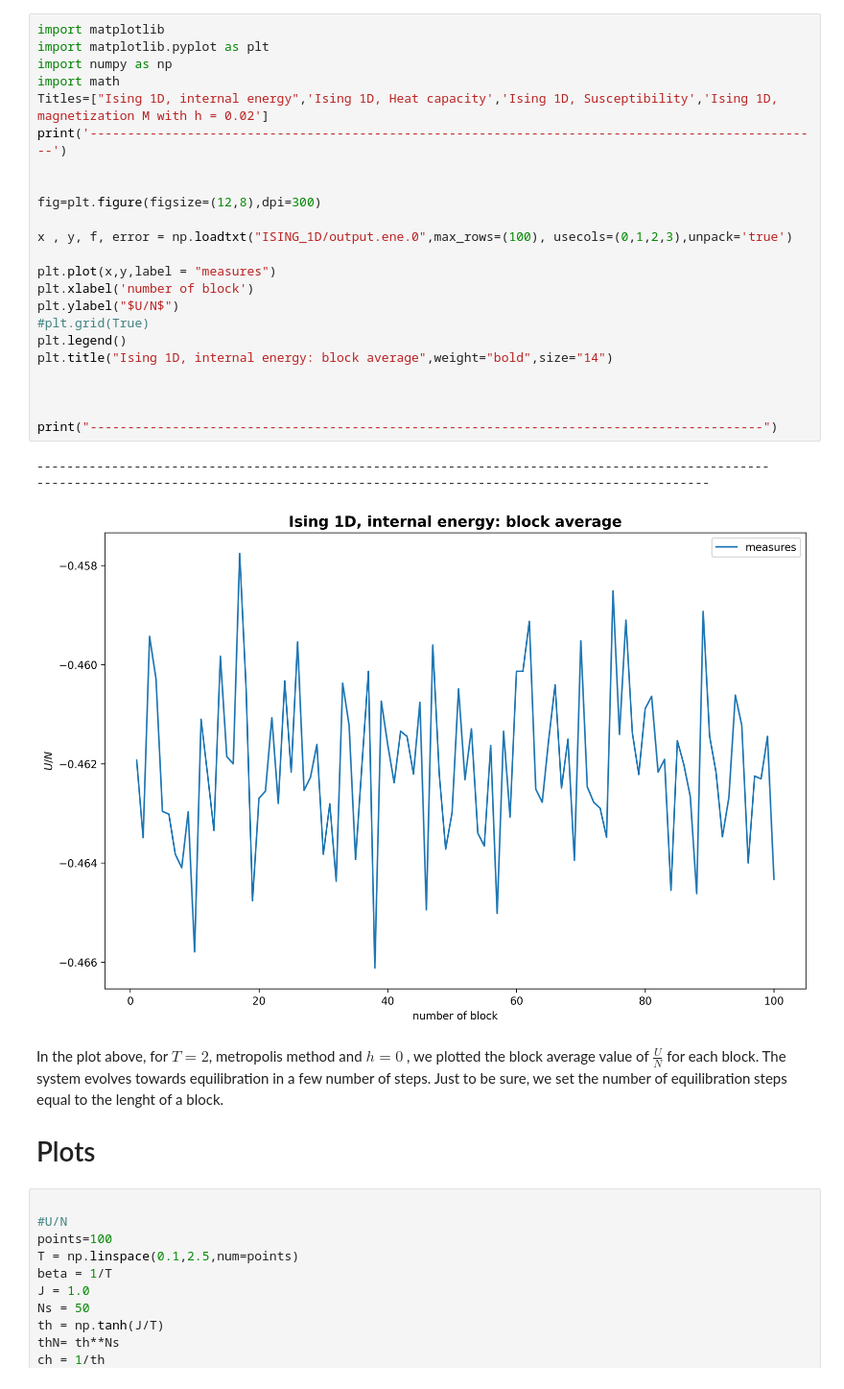
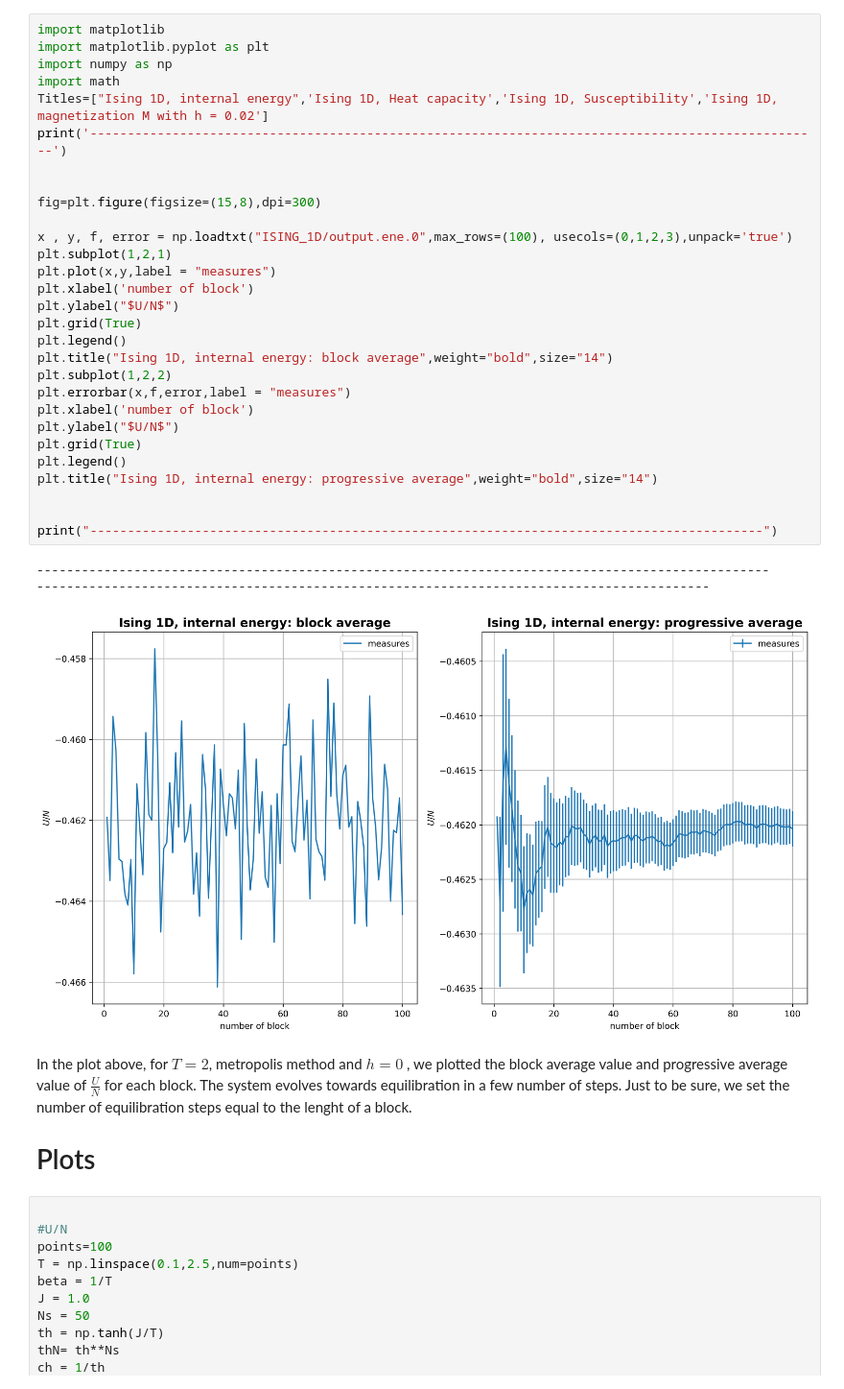
Before and after one commit to AlessioMorea/Numerical-Simulation-Laboratory, a Jupyter notebook: exercise06/exercise6.ipynb, the cells around one changed output. Shown at 96% size. Cells and saved outputs as stored; diff of their text form.

```diff
--- a/exercise06/exercise6.ipynb
+++ b/exercise06/exercise6.ipynb
@@ -44,36 +44,41 @@ $$\implies \Delta E = 2Js_i(s_{i-1}+s_{i+1})+2hs_i$$
 # %%
 import matplotlib
 import matplotlib.pyplot as plt
 import numpy as np
 import math
 Titles=["Ising 1D, internal energy",'Ising 1D, Heat capacity','Ising 1D, Susceptibility','Ising 1D, magnetization M with h = 0.02']
 print('--------------------------------------------------------------------------------------------------')
 
 
-fig=plt.figure(figsize=(12,8),dpi=300)
+fig=plt.figure(figsize=(15,8),dpi=300)
 
 x , y, f, error = np.loadtxt("ISING_1D/output.ene.0",max_rows=(100), usecols=(0,1,2,3),unpack='true')
-
+plt.subplot(1,2,1)
 plt.plot(x,y,label = "measures")
 plt.xlabel('number of block')
 plt.ylabel("$U/N$")
-#plt.grid(True)
+plt.grid(True)
 plt.legend()
 plt.title("Ising 1D, internal energy: block average",weight="bold",size="14")
-
+plt.subplot(1,2,2)
+plt.errorbar(x,f,error,label = "measures")
+plt.xlabel('number of block')
+plt.ylabel("$U/N$")
+plt.grid(True)
+plt.legend()
+plt.title("Ising 1D, internal energy: progressive average",weight="bold",size="14")
 
 
 print("------------------------------------------------------------------------------------------")
 # %% [output]
 --------------------------------------------------------------------------------------------------
 ------------------------------------------------------------------------------------------
-[figure, old version]
+[figure, new version]
 # %% [markdown]
-In the plot above, for $T=2$, metropolis method and $h=0$ , we plotted the block average value of $\frac{U}{N}$ for each block.
+In the plot above, for $T=2$, metropolis method and $h=0$ , we plotted the block average value and progressive average value of $\frac{U}{N}$ for each block.
 The system evolves towards equilibration in a few number of steps.
 Just to be sure, we set the number of equilibration steps equal to the lenght of a block.
 
-
 # Plots
 # %%
 
```
Also changed, not shown: parts of 3 cells of this notebook, 9 other files.
